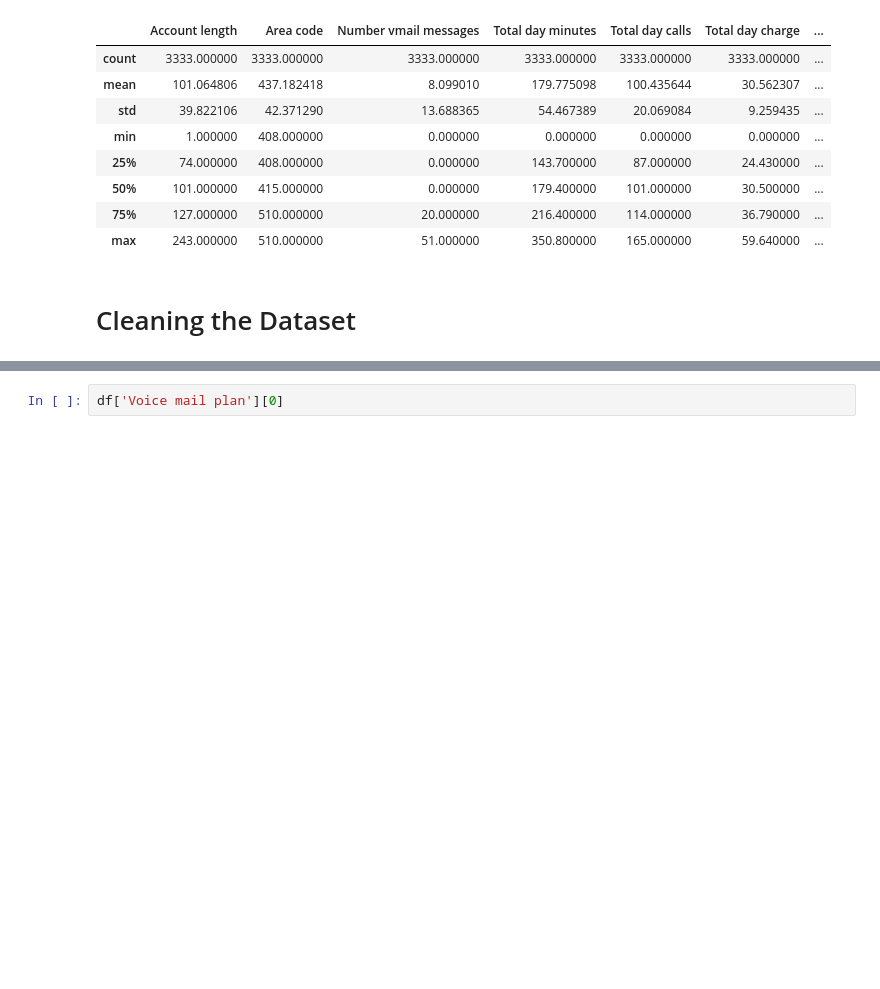
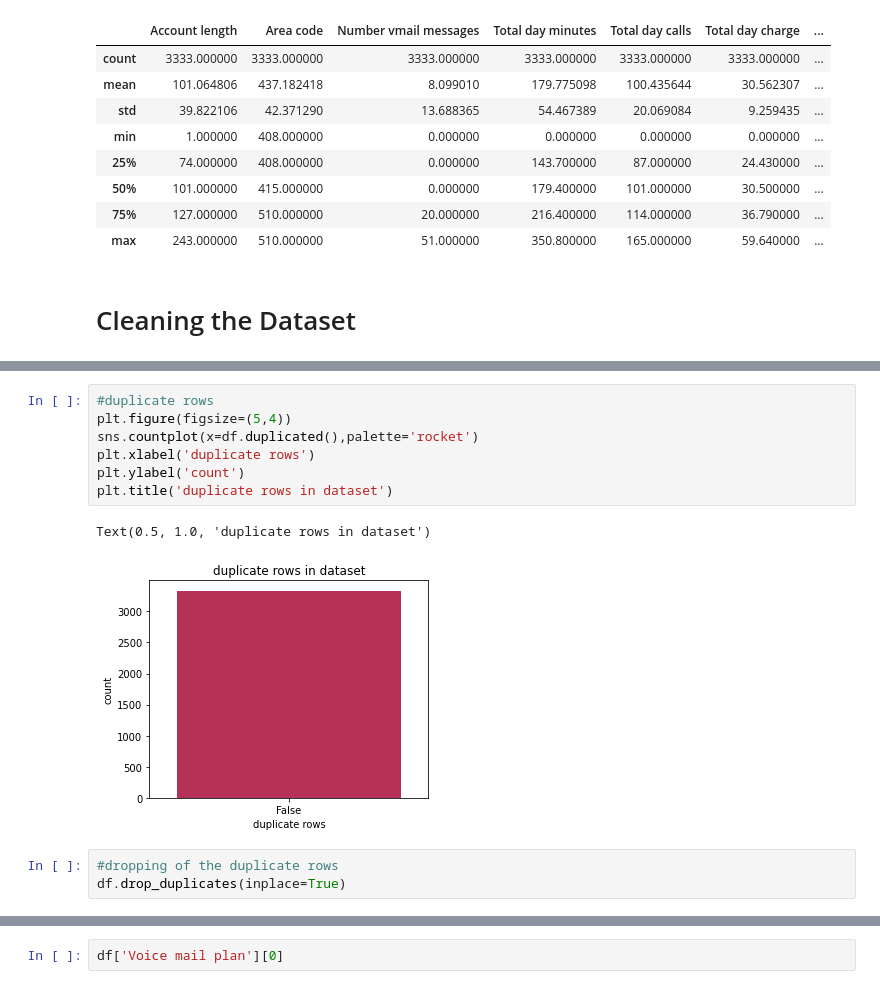
Before and after one commit to nikita-1095/EDA-Telecom-Churn-Analysis, a Jupyter notebook: Nikita_W_Telecom_Churn_Analysis_Capstone_Project.ipynb, the cells around one changed output, grey strips where cells are left out. Saved outputs shown, nothing was run; the diff lists cells and outputs as text; blank space fills up the shorter version.

```diff
--- a/Nikita_W_Telecom_Churn_Analysis_Capstone_Project.ipynb
+++ b/Nikita_W_Telecom_Churn_Analysis_Capstone_Project.ipynb
@@ -133,0 +249,13 @@ df['International plan'][0]
+# %%
+#duplicate rows
+plt.figure(figsize=(5,4))
+sns.countplot(x=df.duplicated(),palette='rocket')
+plt.xlabel('duplicate rows')
+plt.ylabel('count')
+plt.title('duplicate rows in dataset')
+# %% [output]
+Text(0.5, 1.0, 'duplicate rows in dataset')
+[figure, added]
+# %%
+#dropping of the duplicate rows
+df.drop_duplicates(inplace=True)
```
Also changed, not shown: parts of 44 cells of this notebook.
